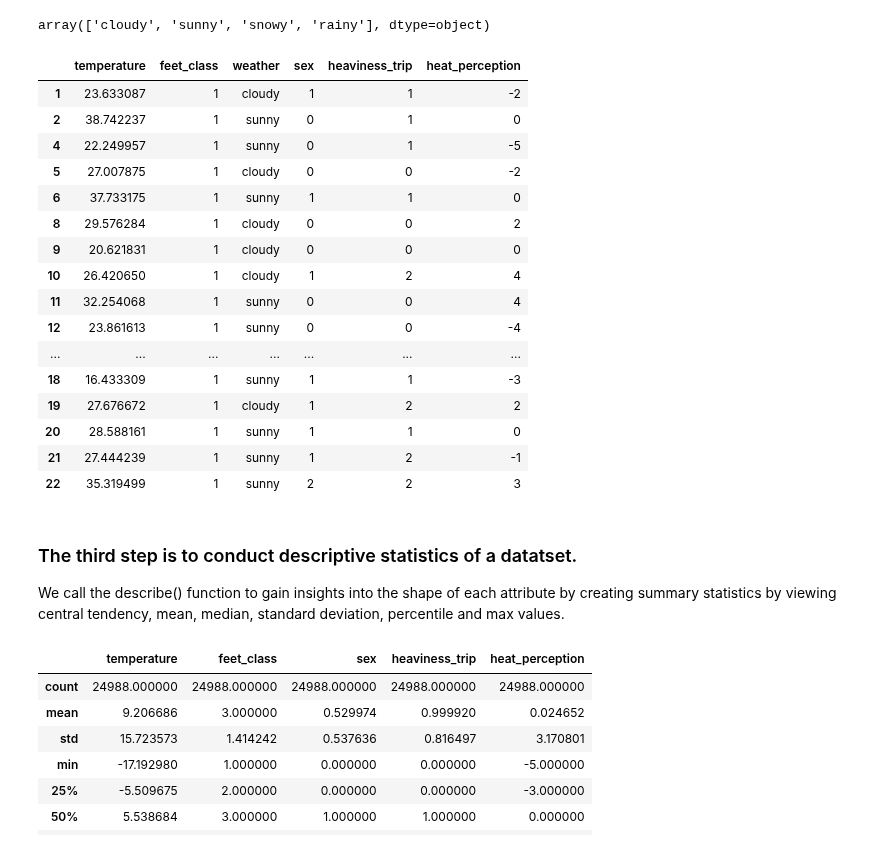
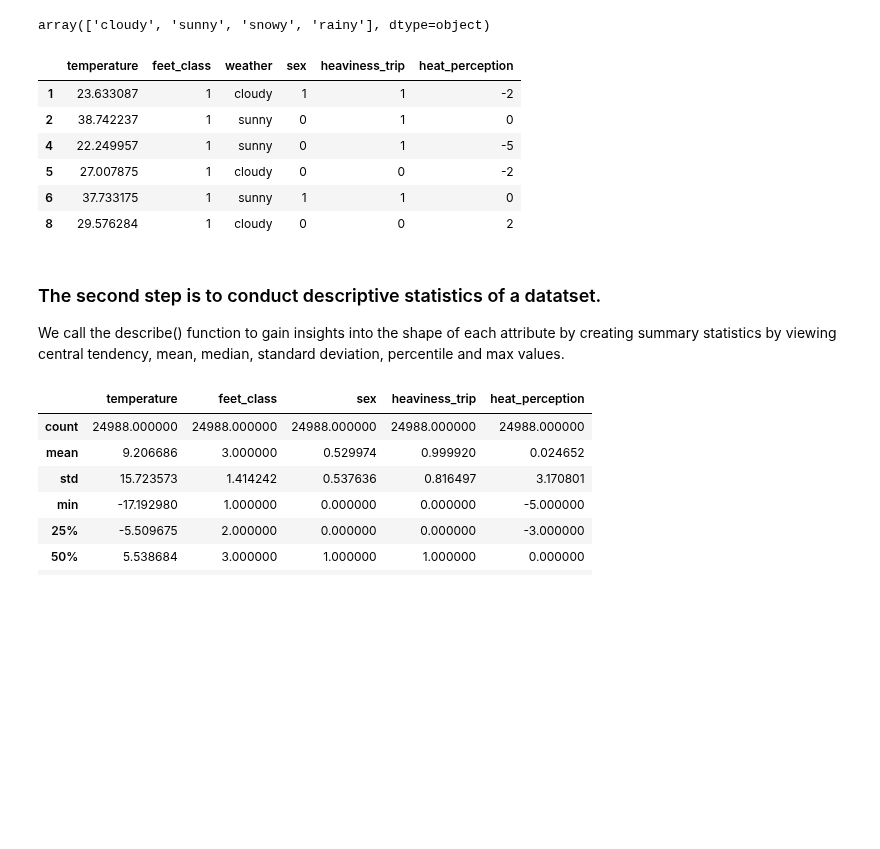
Before and after one commit to TechLabs-Berlin/wt21-commfy, a Jupyter notebook: multiclass_classification_feet.ipynb, the cells around one changed output. Cells and saved outputs as stored; diff of their text form; code cells hidden in the pictures; blank space fills up the shorter version.

```diff
--- a/multiclass_classification_feet.ipynb
+++ b/multiclass_classification_feet.ipynb
@@ -114,27 +130,17 @@ feets['weather'].unique()
 # %% [output]
 array(['cloudy', 'sunny', 'snowy', 'rainy'], dtype=object)
 # %%
-feets.head(20)
+feets.head(6)
 # %% [output]
 |  | temperature | feet_class | weather | sex | heaviness_trip | heat_perception |
 | 1 | 23.633087 | 1 | cloudy | 1 | 1 | -2 |
 | 2 | 38.742237 | 1 | sunny | 0 | 1 | 0 |
 | 4 | 22.249957 | 1 | sunny | 0 | 1 | -5 |
 | 5 | 27.007875 | 1 | cloudy | 0 | 0 | -2 |
 | 6 | 37.733175 | 1 | sunny | 1 | 1 | 0 |
 | 8 | 29.576284 | 1 | cloudy | 0 | 0 | 2 |
-| 9 | 20.621831 | 1 | cloudy | 0 | 0 | 0 |
-| 10 | 26.420650 | 1 | cloudy | 1 | 2 | 4 |
-| 11 | 32.254068 | 1 | sunny | 0 | 0 | 4 |
-| 12 | 23.861613 | 1 | sunny | 0 | 0 | -4 |
-| ... | ... | ... | ... | ... | ... | ... |
-| 18 | 16.433309 | 1 | sunny | 1 | 1 | -3 |
-| 19 | 27.676672 | 1 | cloudy | 1 | 2 | 2 |
-| 20 | 28.588161 | 1 | sunny | 1 | 1 | 0 |
-| 21 | 27.444239 | 1 | sunny | 1 | 2 | -1 |
-| 22 | 35.319499 | 1 | sunny | 2 | 2 | 3 |
 # %% [markdown]
-### The third step is to conduct descriptive statistics of a datatset.
+### The second step is to conduct descriptive statistics of a datatset.
 We call the describe() function to gain insights into the shape of each attribute by creating summary statistics by viewing central tendency, mean, median, standard deviation, percentile and max values.
 # %%
 feets.describe() #for the statistical summary of numerical data
```
Also changed, not shown: parts of 23 cells of this notebook.
